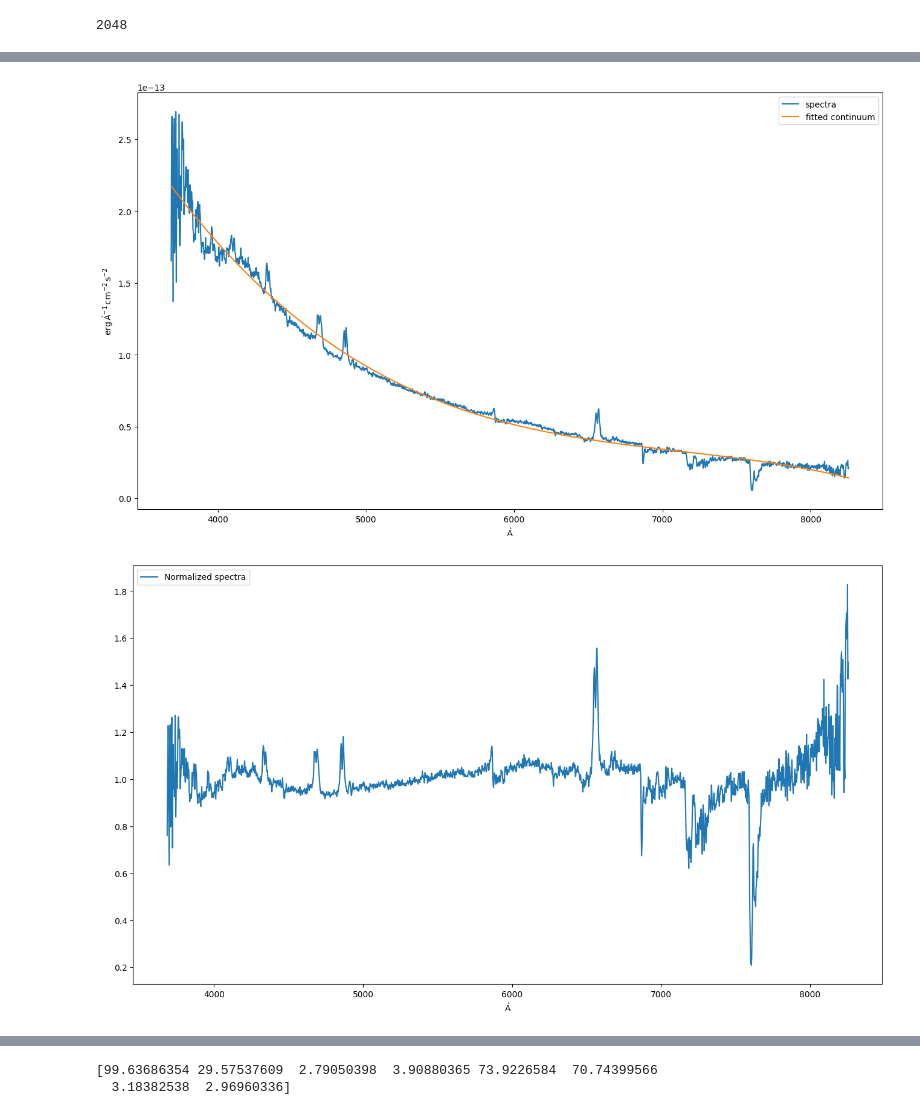
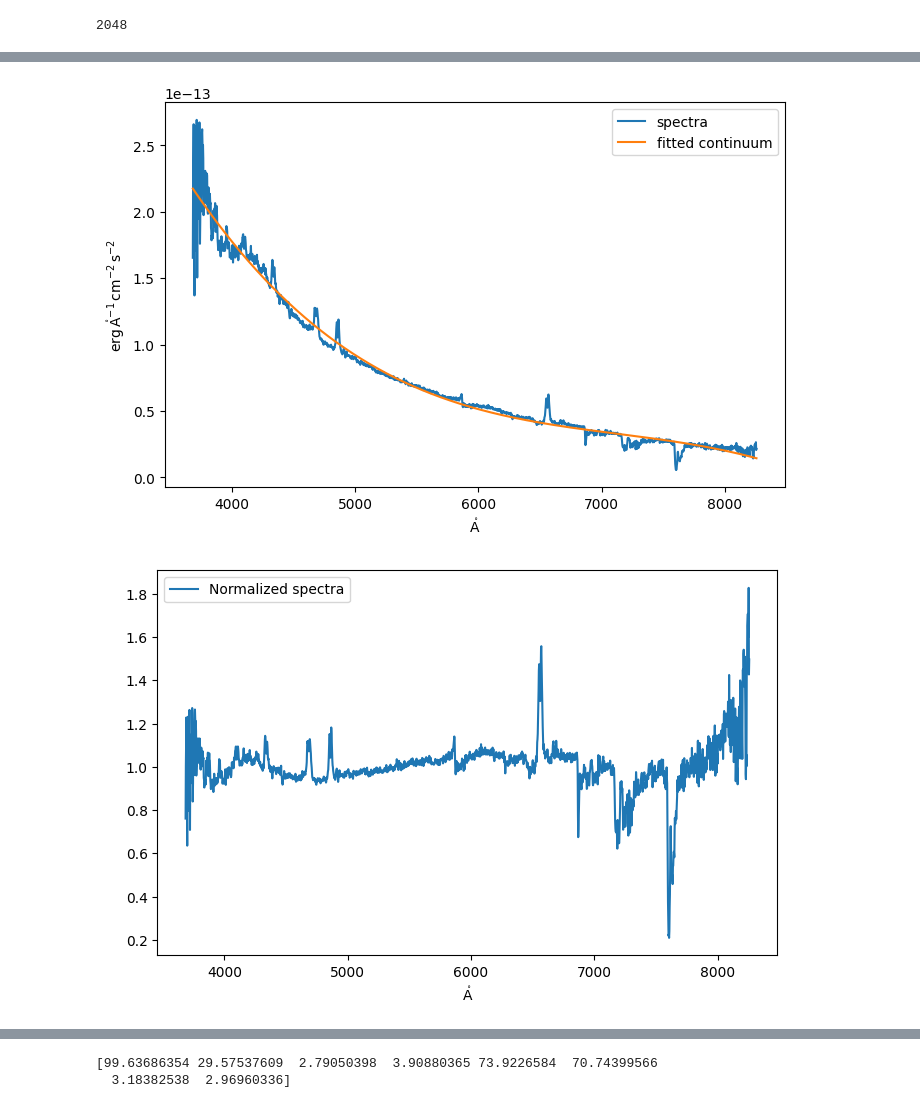
Before and after one commit to Sidius-DEV/IR_Variability_Of_BeXRBs_PhD, a Jupyter notebook: Scripts/Test_H_alpha_gausian_fitting.ipynb, the cells around one changed output, grey strips where cells are left out. Cells and saved outputs as stored; diff of their text form; code cells hidden in the pictures.

```diff
--- a/Scripts/Test_H_alpha_gausian_fitting.ipynb
+++ b/Scripts/Test_H_alpha_gausian_fitting.ipynb
@@ -130,6 +130,9 @@ def find_double_peak_coords(x_data,y_data): #Function to find P_0 guess values f
 
     return result
 # %%
+xmin,xmax = 6530-50,6590+50
+graph_W,graph_H = 8,5
+
 # x_new=[]
 # y_new=[]
 
@@ -164,7 +167,7 @@ print(len(spec.spectral_axis.value))
 # print(find_double_peak_coords(spec.spectral_axis.value,(spec.flux/y_cont_fitted).value))
 
 
-fig=plt.figure(figsize=(16, 9)) #create the figure
+fig=plt.figure(figsize=(graph_W,graph_H)) #create the figure
 # plt.yscale("log") #set y scale to log to correctly display the spectra
 plt.plot(spec.spectral_axis, spec.flux, label='spectra')
 plt.plot(wav_cal, y_cont_fitted, label='fitted continuum')
@@ -173,7 +176,7 @@ plt.show()
 plt.close()
 
 #now plot normalised spectra
-fig=plt.figure(figsize=(16, 9)) #create the figure
+fig=plt.figure(figsize=(graph_W,graph_H)) #create the figure
 
 plt.plot(spec.spectral_axis, spec.flux/y_cont_fitted, label='Normalized spectra')
 plt.legend()
@@ -204,11 +207,11 @@ fit_GAUS = func_gaus(spec.spectral_axis.value, *guess)
 # plt.errorbar(spec.spectral_axis.value, (spec.flux/y_cont_fitted).value, yerr_data, ls='', color='k')
 # plt.scatter(spec.spectral_axis.value, (spec.flux/y_cont_fitted).value, s=7, zorder=1000)
 
-fig=plt.figure(figsize=(16, 9)) #create the figure
+fig=plt.figure(figsize=(graph_W,graph_H)) #create the figure
 # plt.yscale('log')
 plt.xlabel('Wavelength (Angstroms)')
 plt.ylabel('Normalised flux')
-plt.xlim(6530,6590)
+plt.xlim(xmin,xmax)
 
 plt.axvline(x = 6562.8, color = 'orange', linewidth=3, alpha=0.2, label='H{alpha}')
 plt.plot(spec.spectral_axis.value, (spec.flux/y_cont_fitted).value, 'r-', linewidth=1,label='Normalised Spectra')
@@ -222,2 +226,2 @@ plt.savefig('Gaussian_demo.png')
-[figure, old version]
+[figure, new version]
-[figure, old version]
+[figure, new version]
```
Also changed, not shown: parts of 4 cells of this notebook, 4 other files.
